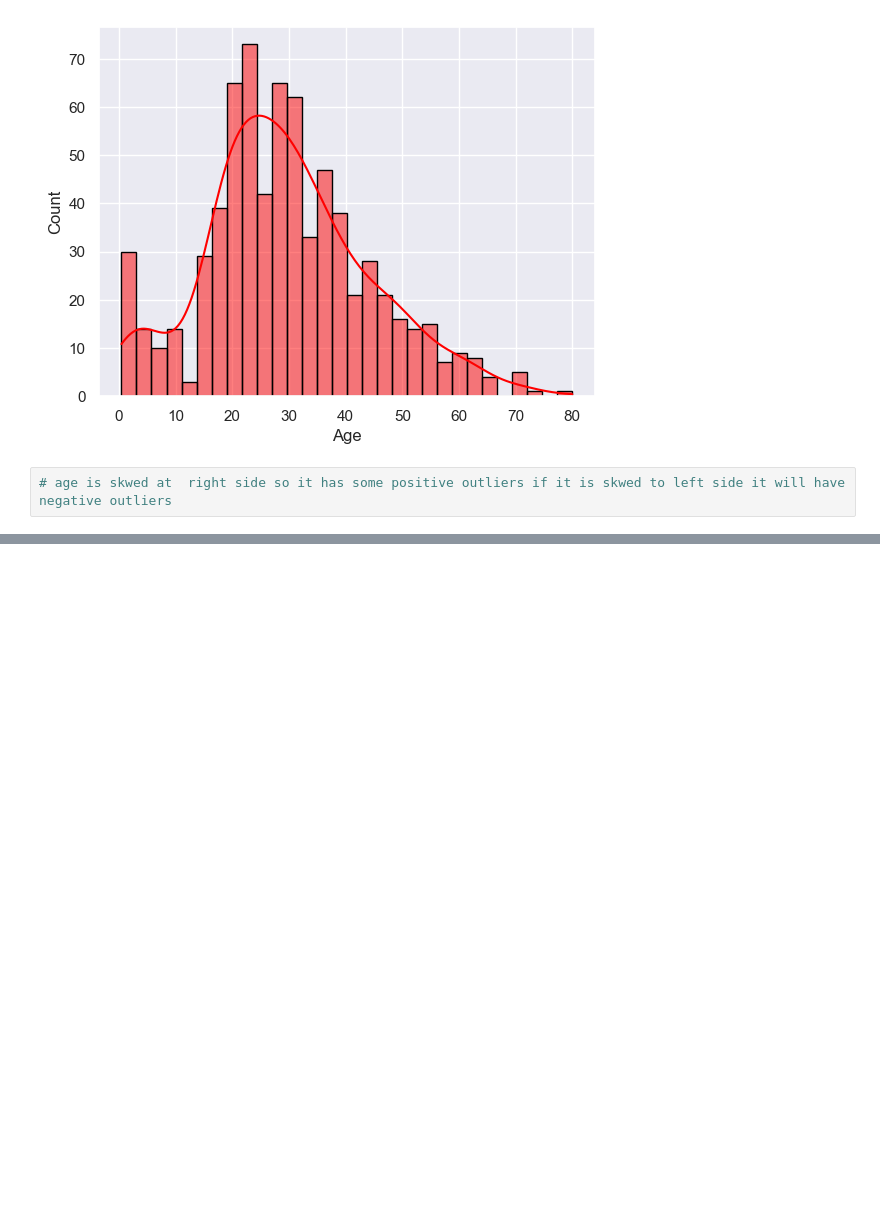
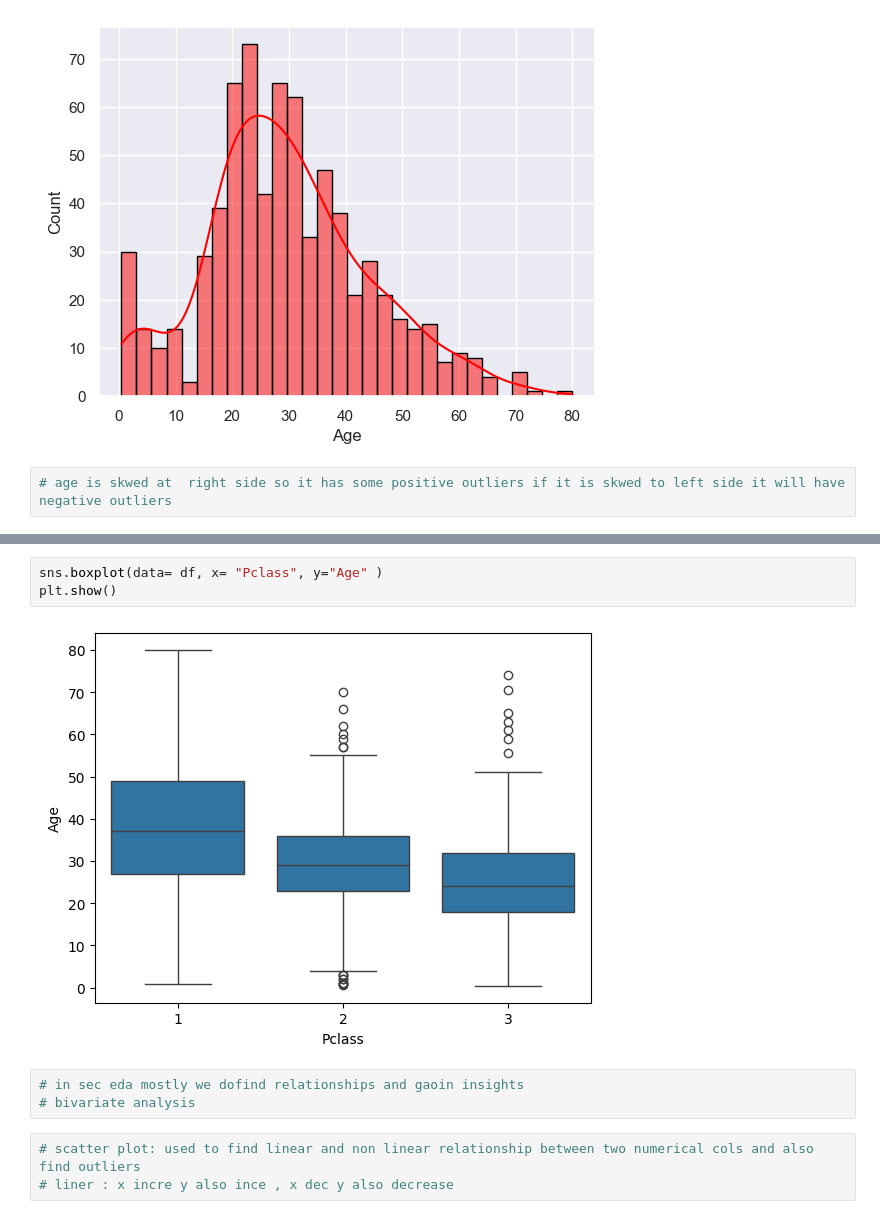
Before and after one commit to payaltanpure/Data_Science_and_Machine_Learning, a Jupyter notebook: eda_data_analysis.ipynb, the cells around one changed output, grey strips where cells are left out. Saved outputs shown, nothing was run; the diff lists cells and outputs as text; blank space fills up the shorter version.

```diff
--- a/eda_data_analysis.ipynb
+++ b/eda_data_analysis.ipynb
@@ -1289,0 +1320,11 @@ sns.countplot(data= df, x="Sex")
+# %%
+sns.boxplot(data= df, x= "Pclass", y="Age" )
+plt.show()
+# %% [output]
+[figure, added]
+# %%
+# in sec eda mostly we dofind relationships and gaoin insights
+# bivariate analysis
+# %%
+# scatter plot: used to find linear and non linear relationship between two numerical cols and also find outliers
+# liner : x incre y also ince , x dec y also decrease
```
Also changed, not shown: parts of 21 cells of this notebook.
